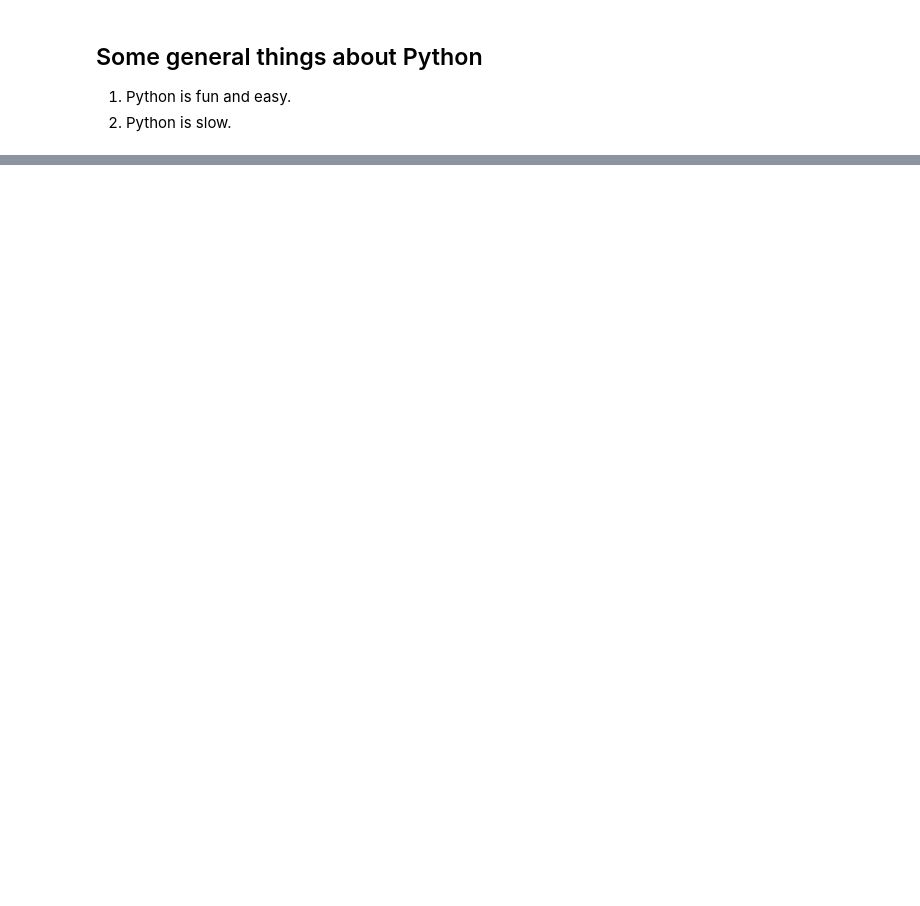
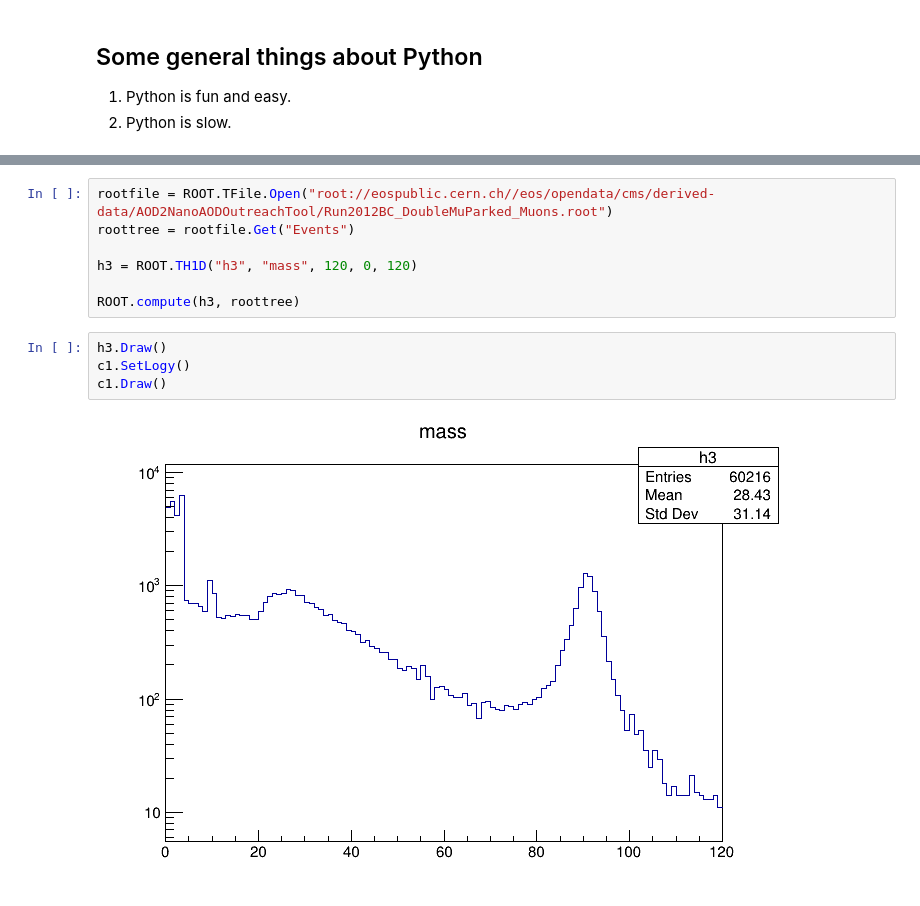
Before and after one commit to jpivarski-talks/2021-06-14-uproot-awkward-columnar-hats, a Jupyter notebook: 1-uproot.ipynb, the cells around one changed output, grey strips where cells are left out. Cells and saved outputs as stored; diff of their text form; blank space fills up the shorter version.

```diff
--- a/1-uproot.ipynb
+++ b/1-uproot.ipynb
@@ -40,0 +165,13 @@ You use Python about equally with C++, and primarily for analysis (not just mach
+# %%
+rootfile = ROOT.TFile.Open("root://eospublic.cern.ch//eos/opendata/cms/derived-data/AOD2NanoAODOutreachTool/Run2012BC_DoubleMuParked_Muons.root")
+roottree = rootfile.Get("Events")
+
+h3 = ROOT.TH1D("h3", "mass", 120, 0, 120)
+
+ROOT.compute(h3, roottree)
+# %%
+h3.Draw()
+c1.SetLogy()
+c1.Draw()
+# %% [output]
+[figure, added]
```
Also changed, not shown: parts of 27 cells of this notebook, 1 other file.
